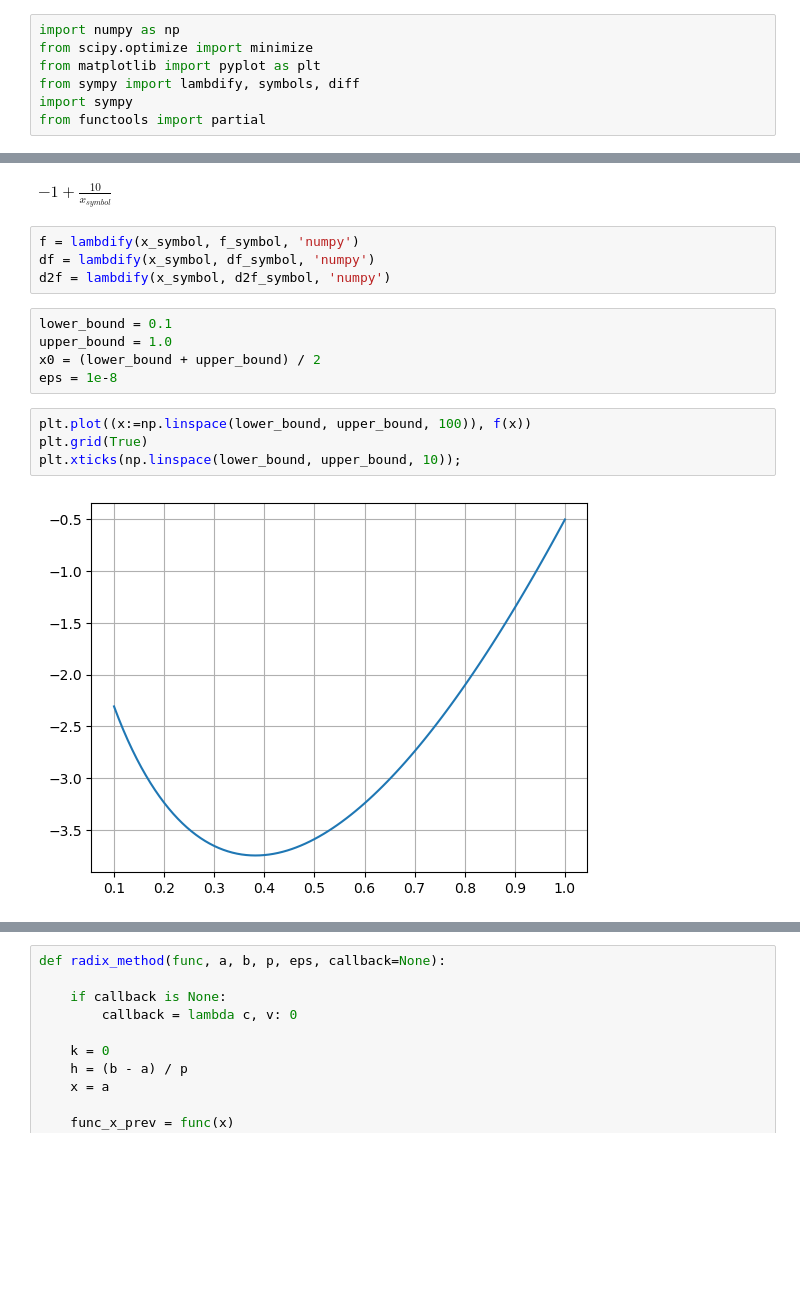
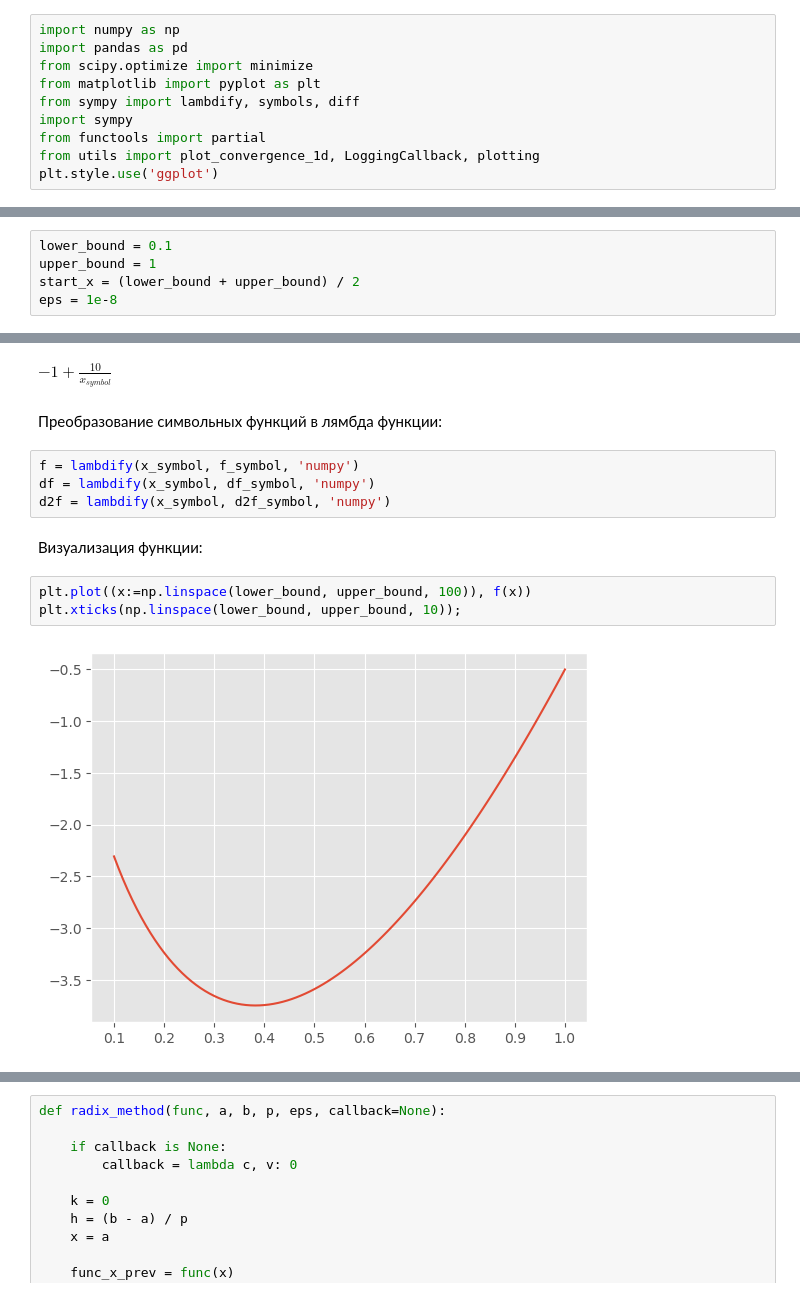
Before and after one commit to vitamin1312/Optimization, a Jupyter notebook: Lab1.ipynb, the cells around one changed output, grey strips where cells are left out. Cells and saved outputs as stored; diff of their text form; blank space fills up the shorter version.

```diff
--- a/Lab1.ipynb
+++ b/Lab1.ipynb
@@ -13,7 +26,10 @@
 # %%
 import numpy as np
+import pandas as pd
 from scipy.optimize import minimize
 from matplotlib import pyplot as plt
 from sympy import lambdify, symbols, diff
 import sympy
 from functools import partial
+from utils import plot_convergence_1d, LoggingCallback, plotting
+plt.style.use('ggplot')
@@ -24,0 +47,5 @@ $\displaystyle x_{symbol}$
+# %%
+lower_bound = 0.1
+upper_bound = 1
+start_x = (lower_bound + upper_bound) / 2
+eps = 1e-8
@@ -37,18 +70,16 @@ d2f_symbol = diff(df_symbol, x_symbol)
 d2f_symbol
 # %% [output]
 $\displaystyle -1 + \frac{10}{x_{symbol}}$
+# %% [markdown]
+Преобразование символьных функций в лямбда функции:
 # %%
 f = lambdify(x_symbol, f_symbol, 'numpy')
 df = lambdify(x_symbol, df_symbol, 'numpy')
 d2f = lambdify(x_symbol, d2f_symbol, 'numpy')
-# %%
-lower_bound = 0.1
-upper_bound = 1.0
-x0 = (lower_bound + upper_bound) / 2
-eps = 1e-8
+# %% [markdown]
+Визуализация функции:
 # %%
 plt.plot((x:=np.linspace(lower_bound, upper_bound, 100)), f(x))
-plt.grid(True)
 plt.xticks(np.linspace(lower_bound, upper_bound, 10));
 # %% [output]
-[figure, old version]
+[figure, new version]
```
Also changed, not shown: parts of 71 cells of this notebook, 1 other file.
